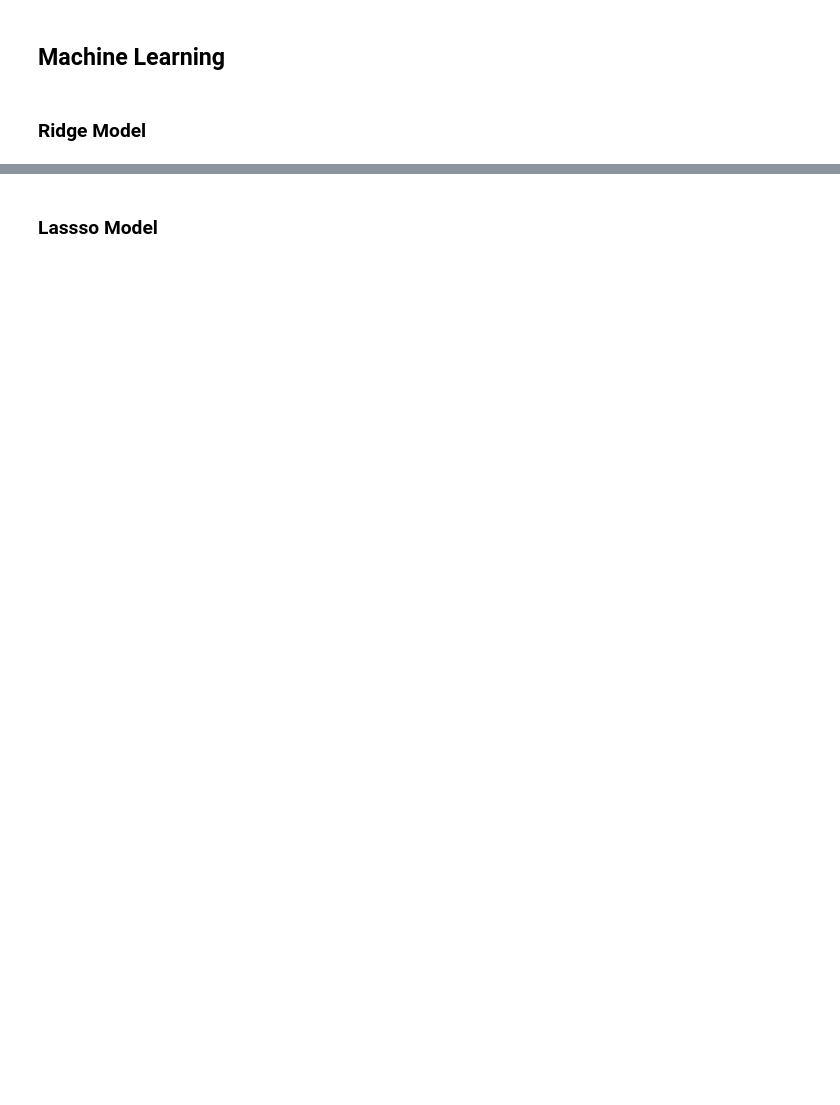
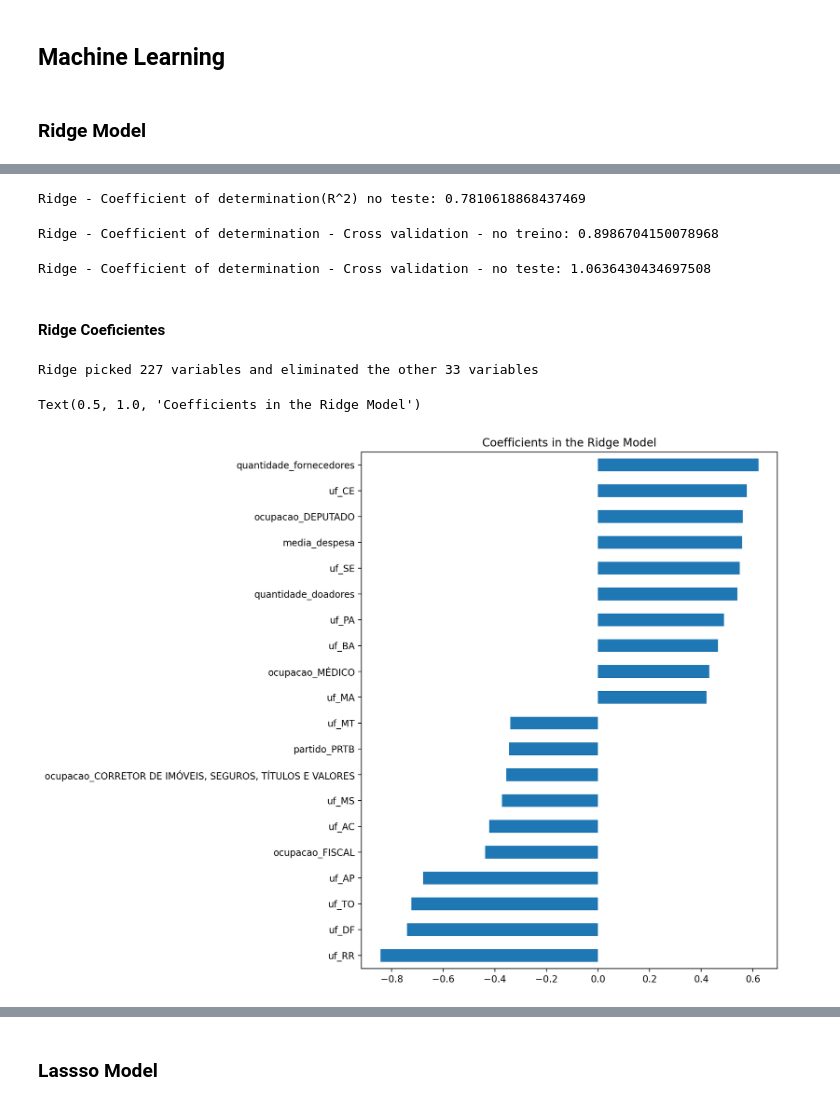
Before and after one commit to alananeo/votos, a Jupyter notebook: tarefa.ipynb, the cells around one changed output, grey strips where cells are left out. Saved outputs shown, nothing was run; the diff lists cells and outputs as text; code cells hidden in the pictures; blank space fills up the shorter version.

```diff
--- a/tarefa.ipynb
+++ b/tarefa.ipynb
@@ -159,5 +126,35 @@ Ridge picked 172 variables and eliminated the other 30 variables
+# %%
+model_ridge.score(X_test, y_test)
+print("Ridge - Coefficient of determination(R^2) no teste: {}".format(model_ridge.score(X_train, y_train)))
+# %% [output]
+Ridge - Coefficient of determination(R^2) no teste: 0.7810618868437469
+# %%
+rmse = -cross_val_score(model_ridge, X_train, y_train, scoring = "neg_mean_squared_error", cv = 5 )
+print("Ridge - Coefficient of determination - Cross validation - no treino: {} ".format(rmse.mean()))
+# %% [output]
+Ridge - Coefficient of determination - Cross validation - no treino: 0.8986704150078968
+# %%
+rmse = -cross_val_score(model_ridge, X_test, y_test, scoring = "neg_mean_squared_error", cv = 5 )
+print("Ridge - Coefficient of determination - Cross validation - no teste: {} ".format(rmse.mean()))
+# %% [output]
+Ridge - Coefficient of determination - Cross validation - no teste: 1.0636430434697508
+# %% [markdown]
+#### Ridge Coeficientes
+# %%
+coef_ridge = pd.Series(model_ridge.coef_, index = X_train.columns)
+print("Ridge picked " + str(sum(coef_ridge != 0)) + " variables and eliminated the other " +  str(sum(coef_ridge == 0)) + " variables")
+# %% [output]
+Ridge picked 227 variables and eliminated the other 33 variables
 # %%
-imp_coef_ridge = pd.concat([coef_ridge.sort_values().head(10), coef_ridge.sort_values().tail(10)])
+imp_coef_ridge = pd.concat([coef_ridge.sort_values().head(10),
+                     coef_ridge.sort_values().tail(10)])
+
+matplotlib.rcParams['figure.figsize'] = (8.0, 10.0)
+imp_coef_ridge.plot(kind = "barh")
+plt.title("Coefficients in the Ridge Model")
+# %% [output]
+Text(0.5, 1.0, 'Coefficients in the Ridge Model')
+[figure, added]
 # %%
 matplotlib.rcParams['figure.figsize'] = (6.0, 6.0)
 preds = pd.DataFrame({"preds":model_ridge.predict(X_train), "true": y_train})
```
Also changed, not shown: parts of 50 cells of this notebook, 7 other files.
